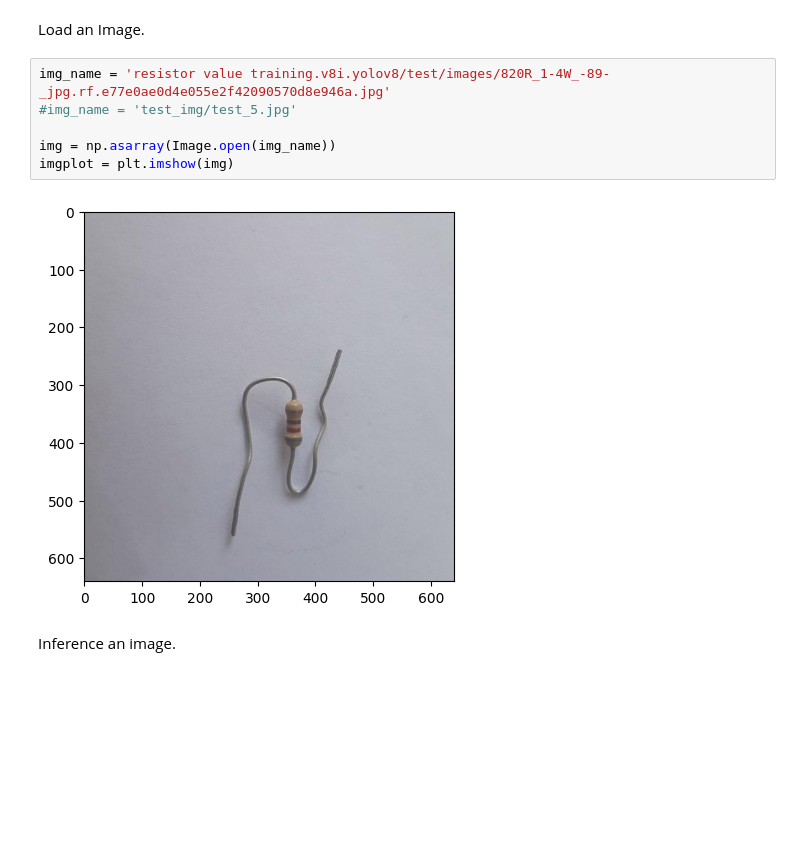
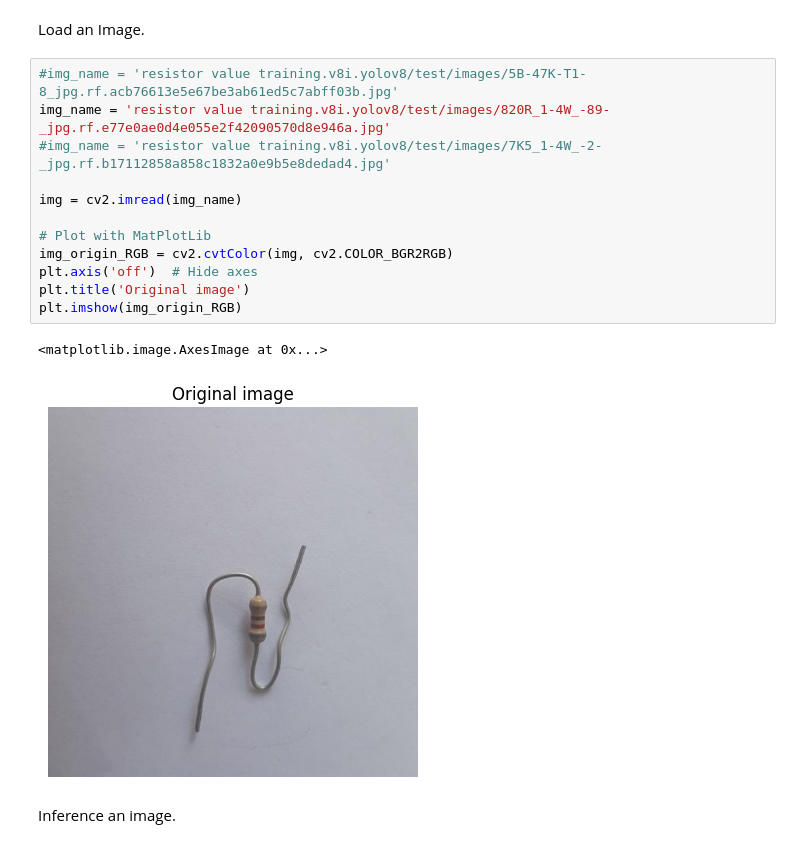
Before and after one commit to romangorbunov91/ML_3, a Jupyter notebook: inference.ipynb, the cells around one changed output. Drawn from its saved outputs; the diff is of its cells as text; blank space fills up the shorter version.

Commit message:
Customized colors added

```diff
--- a/inference.ipynb
+++ b/inference.ipynb
@@ -34,13 +11,20 @@ Load the model.
 best_model = YOLO('train_yolov8n/weights/best.pt')
 # %% [markdown]
 Load an Image.
-# %%
-img_name = 'resistor value training.v8i.yolov8/test/images/820R_1-4W_-89-_jpg.rf.e77e0ae0d4e055e2f42090570d8e946a.jpg'
-#img_name = 'test_img/test_5.jpg'
-
-img = np.asarray(Image.open(img_name))
-imgplot = plt.imshow(img)
-# %% [output]
-[figure, removed]
+# %%
+#img_name = 'resistor value training.v8i.yolov8/test/images/5B-47K-T1-8_jpg.rf.acb76613e5e67be3ab61ed5c7abff03b.jpg'
+img_name = 'resistor value training.v8i.yolov8/test/images/820R_1-4W_-89-_jpg.rf.e77e0ae0d4e055e2f42090570d8e946a.jpg'
+#img_name = 'resistor value training.v8i.yolov8/test/images/7K5_1-4W_-2-_jpg.rf.b17112858a858c1832a0e9b5e8dedad4.jpg'
+
+img = cv2.imread(img_name)
+
+# Plot with MatPlotLib
+img_origin_RGB = cv2.cvtColor(img, cv2.COLOR_BGR2RGB)
+plt.axis('off')  # Hide axes
+plt.title('Original image')
+plt.imshow(img_origin_RGB)
+# %% [output]
+<matplotlib.image.AxesImage at 0x...>
+[figure, added]
 # %% [markdown]
 Inference an image.
```
Also changed, not shown: parts of 10 cells of this notebook, 2 other files.
